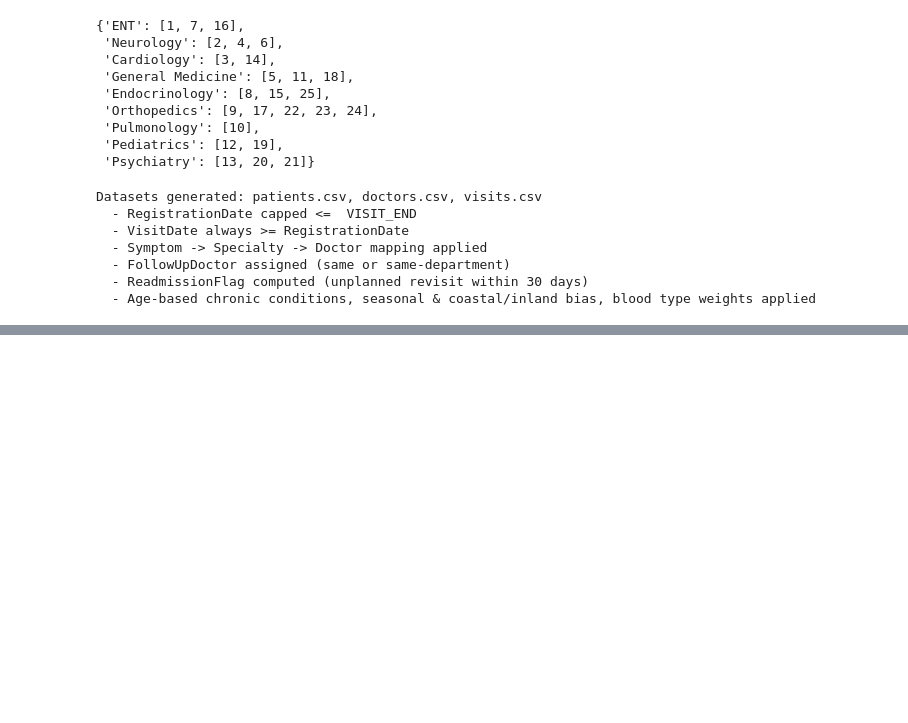
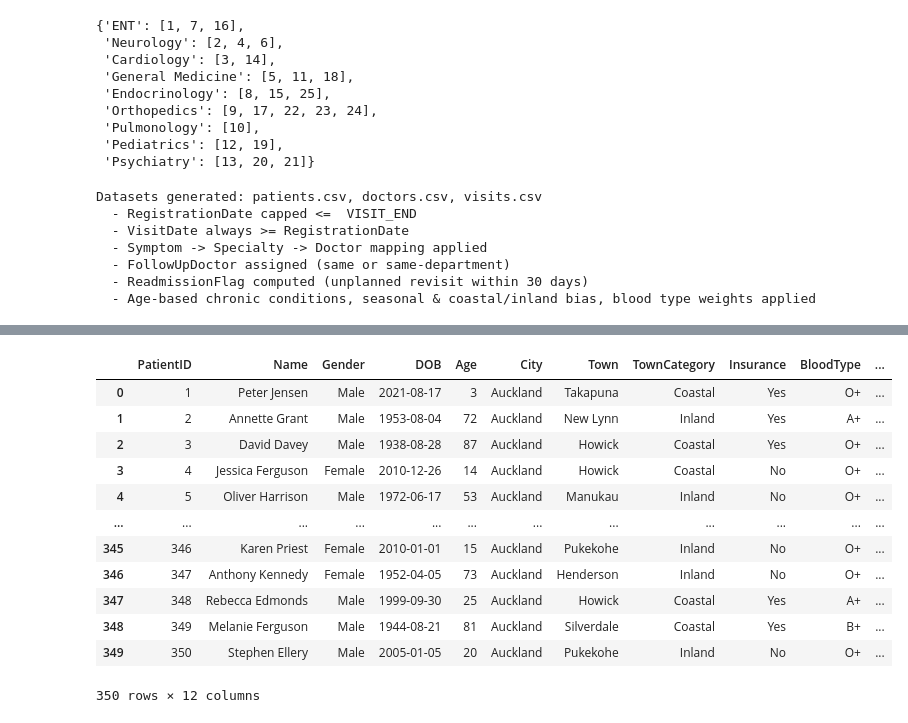
Before and after one commit to vpf-data/healthcare-analytics-endtoend, a Jupyter notebook: notebooks/Auckland City Hospital.ipynb, the cells around one changed output, grey strips where cells are left out. Saved outputs shown, nothing was run; the diff lists cells and outputs as text; code cells hidden in the pictures; blank space fills up the shorter version.

```diff
--- a/notebooks/Auckland City Hospital.ipynb
+++ b/notebooks/Auckland City Hospital.ipynb
@@ -405,0 +439,23 @@ Datasets generated: patients.csv, doctors.csv, visits.csv
+# %%
+# Replace NaN with None for all columns
+df_aucklandpatients_to_sql = df_aucklandpatients_to_sql.where(pd.notnull(df_aucklandpatients_to_sql), None)
+
+# Convert date columns to Python date objects
+df_aucklandpatients_to_sql['DOB'] = df_aucklandpatients_to_sql['DOB'].apply(lambda x: x.date() if x else None)
+df_aucklandpatients_to_sql['RegistrationDate'] = df_aucklandpatients_to_sql['RegistrationDate'].apply(lambda x: x.date() if x else None)
+# %%
+df_aucklandpatients_to_sql
+# %% [output]
+|  | PatientID | Name | Gender | DOB | Age | City | Town | TownCategory | Insurance | BloodType | ... |
+| 0 | 1 | Peter Jensen | Male | 2021-08-17 | 3 | Auckland | Takapuna | Coastal | Yes | O+ | ... |
+| 1 | 2 | Annette Grant | Male | 1953-08-04 | 72 | Auckland | New Lynn | Inland | Yes | A+ | ... |
+| 2 | 3 | David Davey | Male | 1938-08-28 | 87 | Auckland | Howick | Coastal | Yes | O+ | ... |
+| 3 | 4 | Jessica Ferguson | Female | 2010-12-26 | 14 | Auckland | Howick | Coastal | No | O+ | ... |
+| 4 | 5 | Oliver Harrison | Male | 1972-06-17 | 53 | Auckland | Manukau | Inland | No | O+ | ... |
+| ... | ... | ... | ... | ... | ... | ... | ... | ... | ... | ... | ... |
+| 345 | 346 | Karen Priest | Female | 2010-01-01 | 15 | Auckland | Pukekohe | Inland | No | O+ | ... |
+| 346 | 347 | Anthony Kennedy | Female | 1952-04-05 | 73 | Auckland | Henderson | Inland | No | O+ | ... |
+| 347 | 348 | Rebecca Edmonds | Male | 1999-09-30 | 25 | Auckland | Howick | Coastal | Yes | A+ | ... |
+| 348 | 349 | Melanie Ferguson | Male | 1944-08-21 | 81 | Auckland | Silverdale | Coastal | Yes | B+ | ... |
+| 349 | 350 | Stephen Ellery | Male | 2005-01-05 | 20 | Auckland | Pukekohe | Inland | No | O+ | ... |
+350 rows × 12 columns
```
Also changed, not shown: parts of 18 cells of this notebook.
